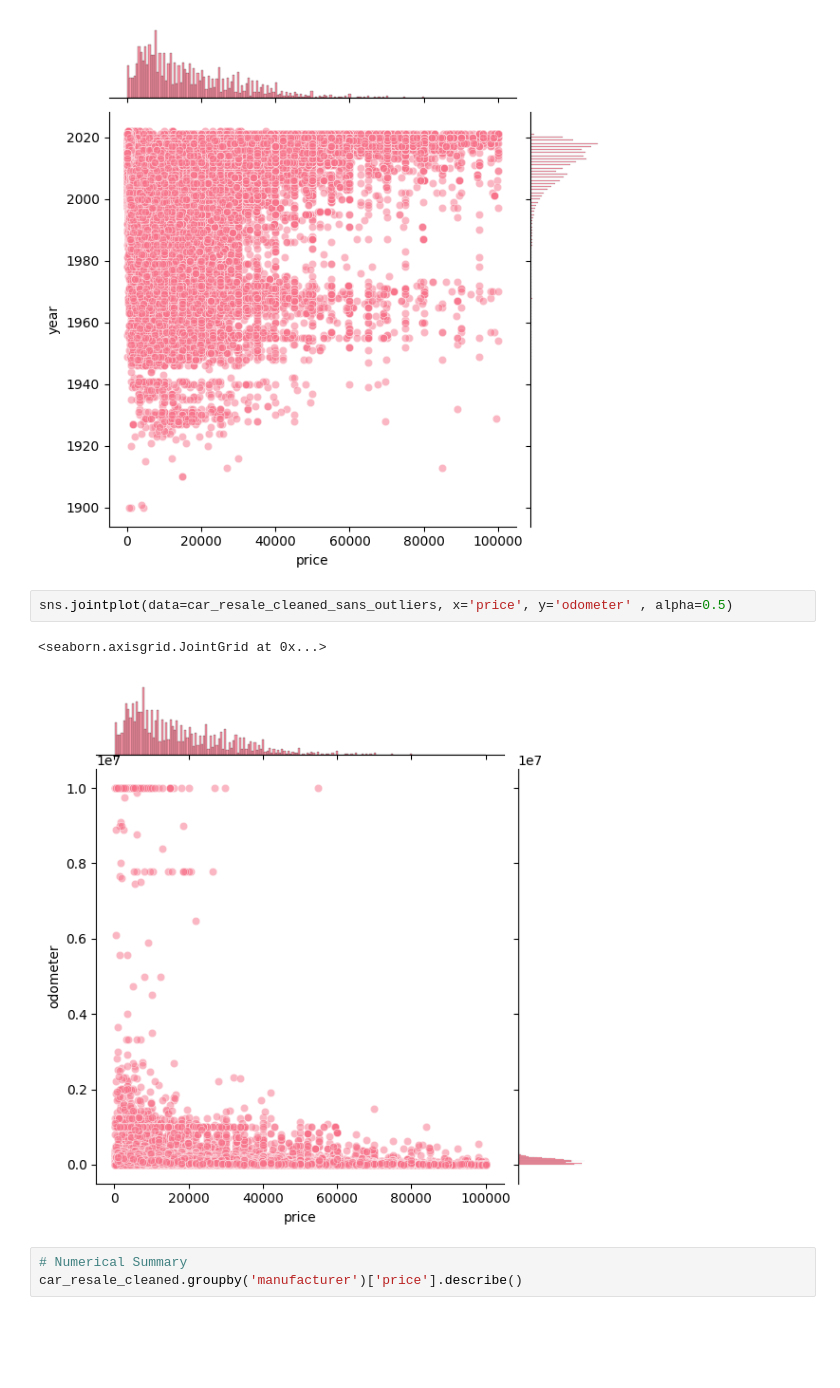
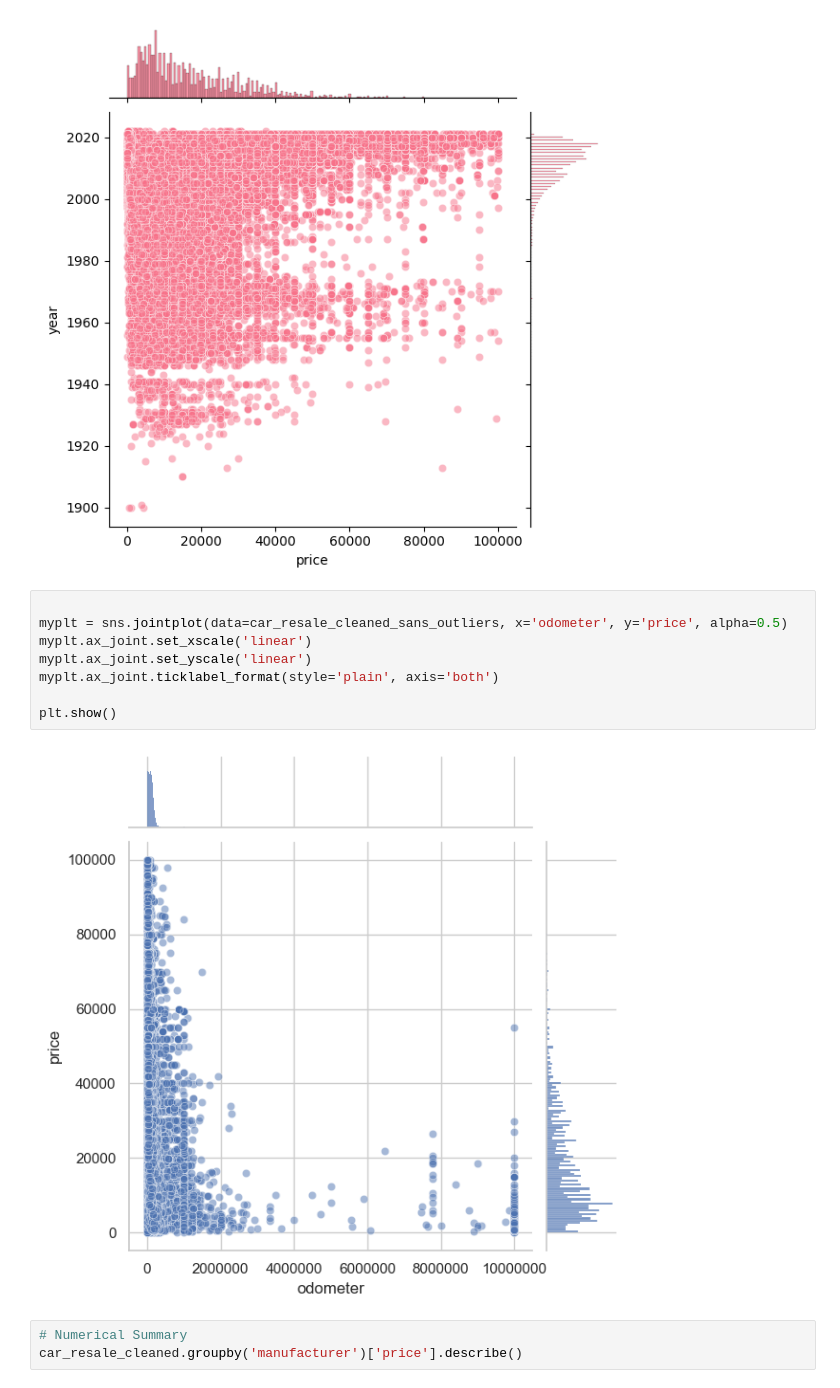
Before and after one commit to batrarajeev-dev/UCB_project, a Jupyter notebook: Module11/prompt_II_project.ipynb, the cells around one changed output. Saved outputs shown, nothing was run; the diff lists cells and outputs as text; blank space fills up the shorter version.

```diff
--- a/Module11/prompt_II_project.ipynb
+++ b/Module11/prompt_II_project.ipynb
@@ -402,11 +382,16 @@ sns.jointplot(data=car_resale_cleaned_sans_outliers, x='price', y='year' , alpha
 # %% [output]
 <seaborn.axisgrid.JointGrid at 0x...>
 [figure]
-# %%
-sns.jointplot(data=car_resale_cleaned_sans_outliers, x='price', y='odometer' , alpha=0.5)
-# %% [output]
-<seaborn.axisgrid.JointGrid at 0x...>
-[figure, removed]
+# %%
+
+myplt = sns.jointplot(data=car_resale_cleaned_sans_outliers, x='odometer', y='price', alpha=0.5)
+myplt.ax_joint.set_xscale('linear')
+myplt.ax_joint.set_yscale('linear')
+myplt.ax_joint.ticklabel_format(style='plain', axis='both')
+
+plt.show()
+# %% [output]
+[figure, added]
 # %%
 # Numerical Summary
 car_resale_cleaned.groupby('manufacturer')['price'].describe()
```
Also changed, not shown: parts of 5 cells of this notebook, 3 other files.
